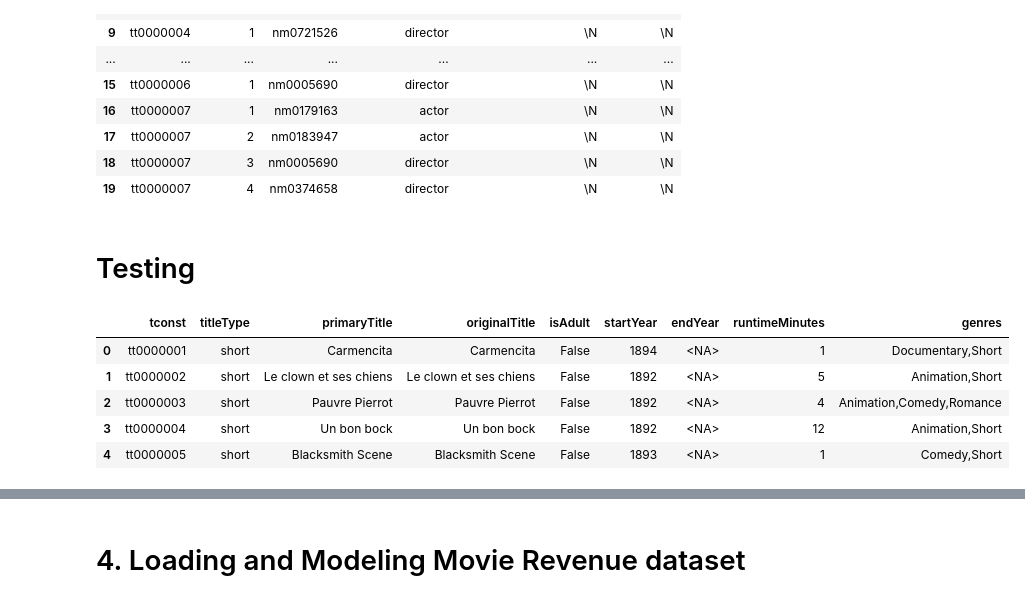
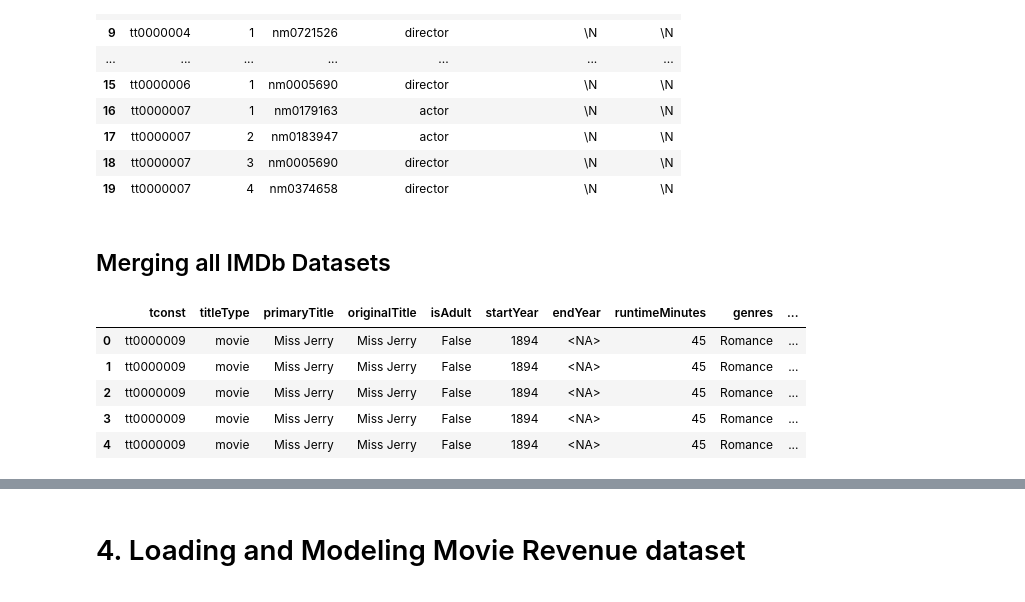
Before and after one commit to shreyashguptas/IMDbRatings-StockImpact, a Jupyter notebook: Project_dataset.ipynb, the cells around one changed output, grey strips where cells are left out. Drawn from its saved outputs; the diff is of its cells as text; code cells hidden in the pictures.

Commit message:
Merged all IMDb datasets into one

```diff
--- a/Project_dataset.ipynb
+++ b/Project_dataset.ipynb
@@ -454,3 +474,6 @@ dtype: object
+# %%
+# Filtering DataFrame for rows where titleType is exactly 'Movie'
+IMDb_Basics = IMDb_Basics[IMDb_Basics['titleType'] == 'movie']
 # %%
 IMDb_Basics.head()
 # %% [output]
@@ -619,14 +642,21 @@ Title_Principals.head(20)
 | 17 | tt0000007 | 2 | nm0183947 | actor | \N | \N |
 | 18 | tt0000007 | 3 | nm0005690 | director | \N | \N |
 | 19 | tt0000007 | 4 | nm0374658 | director | \N | \N |
-# %% [markdown]
-# Testing
+# %% [markdown]
+## Merging all IMDb Datasets
+# %%
+# Merge datasets based on 'tconst'
+merged_data = IMDb_Basics.merge(IMDb_Ratings, on='tconst', how='left')
+# merged_data = merged_data.merge(Title_Principals, on='tconst', how='left')
+
+# Merge with IMDb_Title_Akas
+merged_data = merged_data.merge(IMDb_Title_Akas, left_on='tconst', right_on='titleId', how='left')
 # %%
-IMDb_Basics.head()
+merged_data.head()
 # %% [output]
-|  | tconst | titleType | primaryTitle | originalTitle | isAdult | startYear | endYear | runtimeMinutes | genres |
-| 0 | tt0000001 | short | Carmencita | Carmencita | False | 1894 | <NA> | 1 | Documentary,Short |
-| 1 | tt0000002 | short | Le clown et ses chiens | Le clown et ses chiens | False | 1892 | <NA> | 5 | Animation,Short |
-| 2 | tt0000003 | short | Pauvre Pierrot | Pauvre Pierrot | False | 1892 | <NA> | 4 | Animation,Comedy,Romance |
-| 3 | tt0000004 | short | Un bon bock | Un bon bock | False | 1892 | <NA> | 12 | Animation,Short |
-| 4 | tt0000005 | short | Blacksmith Scene | Blacksmith Scene | False | 1893 | <NA> | 1 | Comedy,Short |
+|  | tconst | titleType | primaryTitle | originalTitle | isAdult | startYear | endYear | runtimeMinutes | genres | ... |
+| 0 | tt0000009 | movie | Miss Jerry | Miss Jerry | False | 1894 | <NA> | 45 | Romance | ... |
+| 1 | tt0000009 | movie | Miss Jerry | Miss Jerry | False | 1894 | <NA> | 45 | Romance | ... |
+| 2 | tt0000009 | movie | Miss Jerry | Miss Jerry | False | 1894 | <NA> | 45 | Romance | ... |
+| 3 | tt0000009 | movie | Miss Jerry | Miss Jerry | False | 1894 | <NA> | 45 | Romance | ... |
+| 4 | tt0000009 | movie | Miss Jerry | Miss Jerry | False | 1894 | <NA> | 45 | Romance | ... |
```
Also changed, not shown: parts of 19 cells of this notebook.
